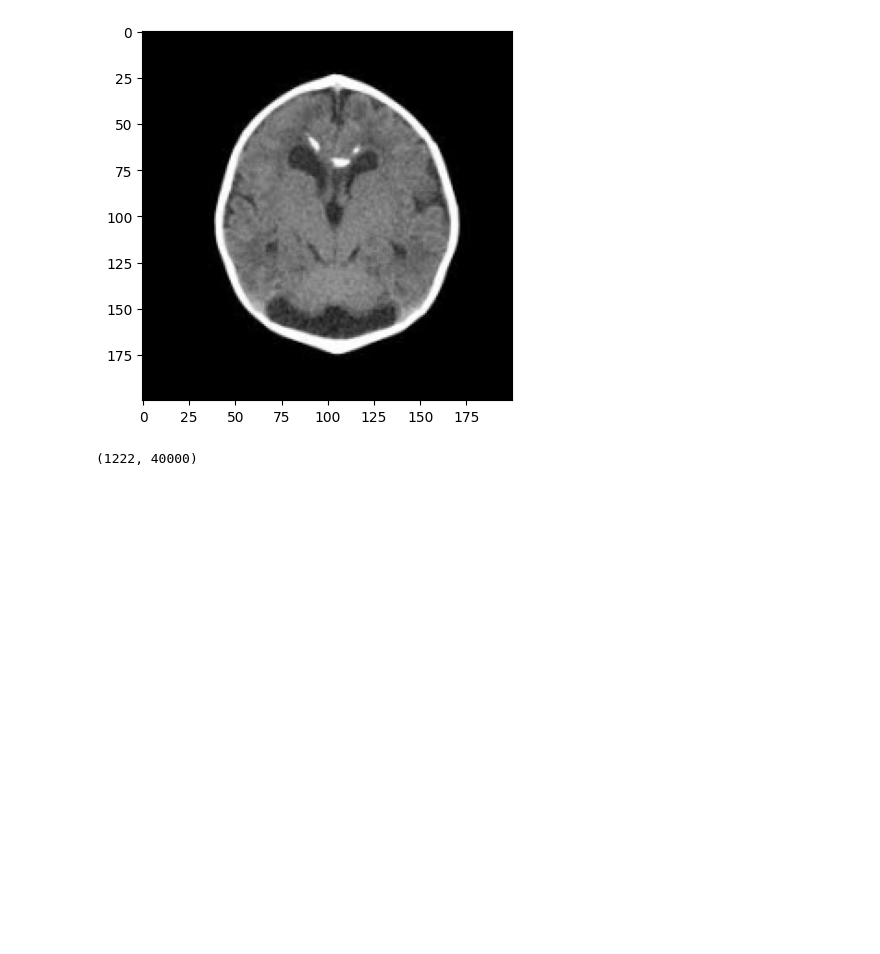
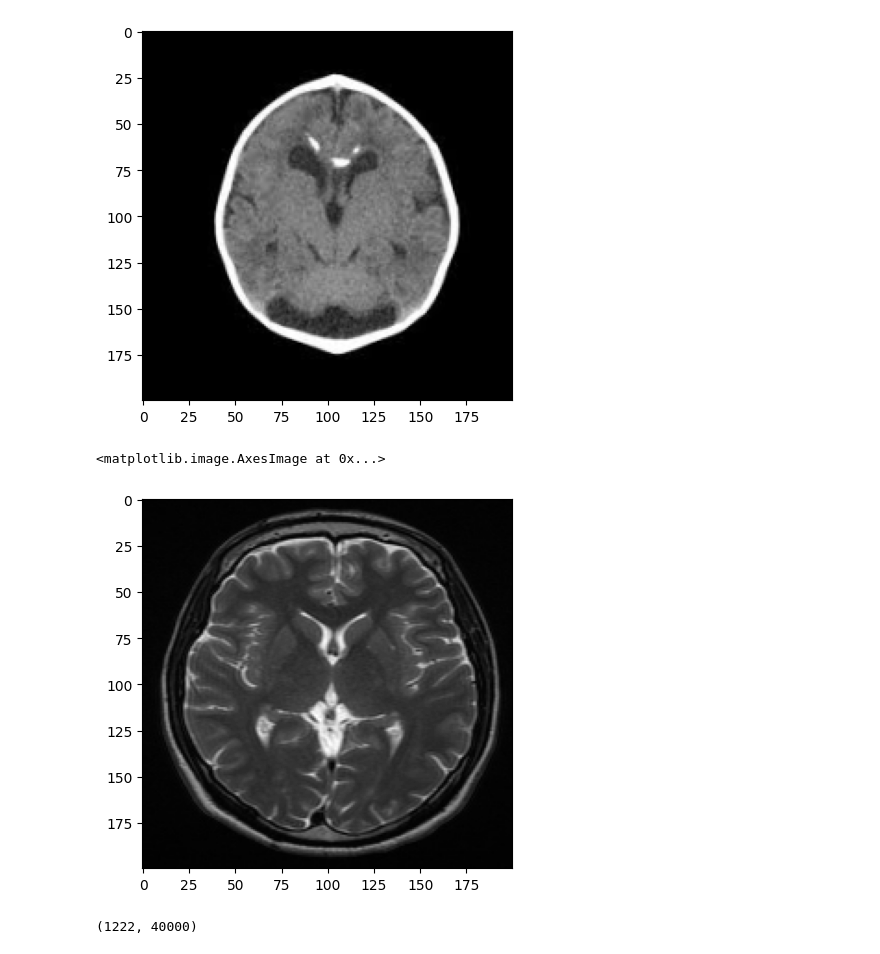
Before and after one commit to howidaabdelhalim/Brain_Tumor_Detection, a Jupyter notebook: Tumor Detection.ipynb, the cells around one changed output. Cells and saved outputs as stored; diff of their text form; code cells hidden in the pictures; blank space fills up the shorter version.

```diff
--- a/Tumor Detection.ipynb
+++ b/Tumor Detection.ipynb
@@ -15,7 +15,7 @@ import cv2
 X = []
 Y = []
 for cls in classes:
-    pth = 'C:/Users/Howida Abd El-Halim/Downloads/BrainTumorDetection/Training/'+cls
+    pth = 'C:/Users/Howida Abd El-Halim/CodeClauseInternship_BrainTumorDetection/Training/'+cls
     for j in os.listdir(pth):
         img = cv2.imread(pth+'/'+j, 0)
         img = cv2.resize(img,(200,200))
@@ -53,6 +53,11 @@ plt.imshow(X[10], cmap='gray')
 # %% [output]
 <matplotlib.image.AxesImage at 0x...>
 [figure]
+# %%
+plt.imshow(X[39], cmap='gray')
+# %% [output]
+<matplotlib.image.AxesImage at 0x...>
+[figure, added]
 # %%
 X_updated = X.reshape(len(X),-1)
 X_updated.shape
```
Also changed, not shown: parts of 5 cells of this notebook, 9 other files.
